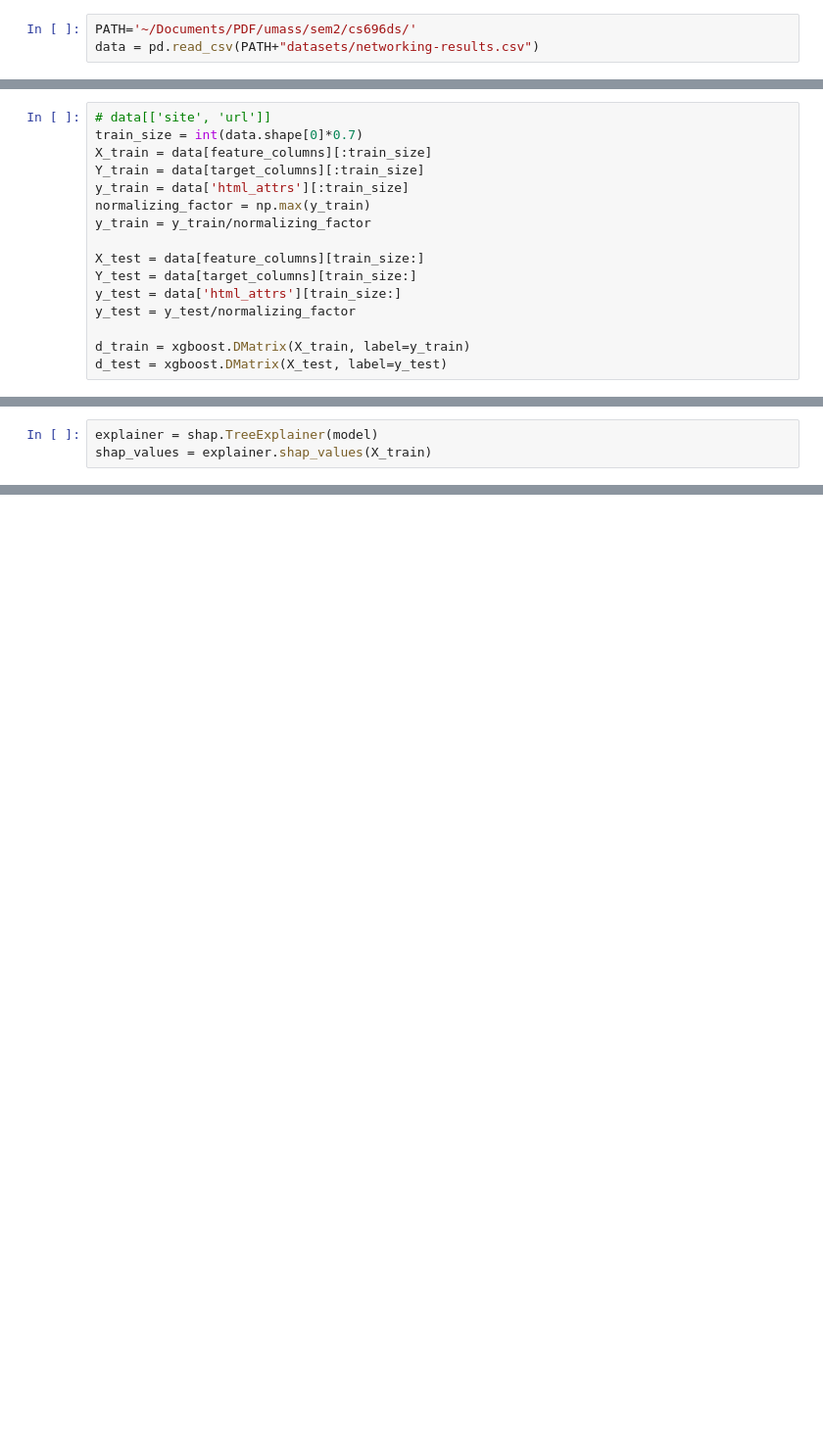
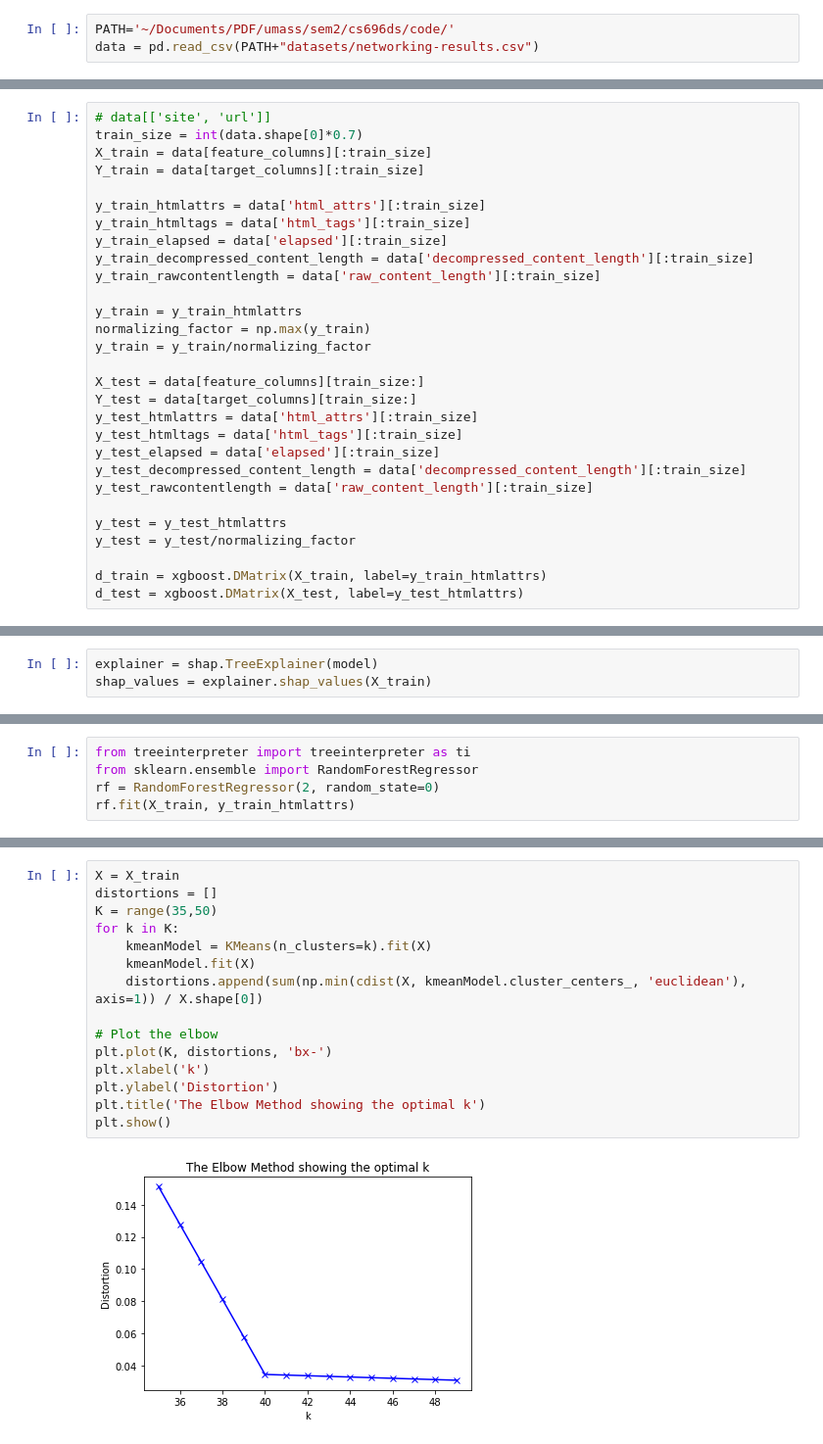
Before and after one commit to sharmapulkit/TreeInterpretability_AnomalyExplanation, a Jupyter notebook: shap/notebooks/xgb_networking_data.ipynb, the cells around one changed output, grey strips where cells are left out. Shown: that part at 98% size. Cells and saved outputs as stored; diff of their text form; blank space fills up the shorter version.

Commit message:
Network data Analysis notebook added

```diff
--- a/shap/notebooks/xgb_networking_data.ipynb
+++ b/shap/notebooks/xgb_networking_data.ipynb
@@ -11,7 +11,7 @@ shap.initjs()
 # %% [output]
 [interactive output not drawn]
 # %%
-PATH='~/Documents/PDF/umass/sem2/cs696ds/'
+PATH='~/Documents/PDF/umass/sem2/cs696ds/code/'
 data = pd.read_csv(PATH+"datasets/networking-results.csv")
 # %%
 data
@@ -61,17 +61,30 @@ feature_columns = ['record.count', 'mobile_user_agent', 'proxy', 'compression',
 train_size = int(data.shape[0]*0.7)
 X_train = data[feature_columns][:train_size]
 Y_train = data[target_columns][:train_size]
-y_train = data['html_attrs'][:train_size]
+
+y_train_htmlattrs = data['html_attrs'][:train_size]
+y_train_htmltags = data['html_tags'][:train_size]
+y_train_elapsed = data['elapsed'][:train_size]
+y_train_decompressed_content_length = data['decompressed_content_length'][:train_size]
+y_train_rawcontentlength = data['raw_content_length'][:train_size]
+
+y_train = y_train_htmlattrs
 normalizing_factor = np.max(y_train)
 y_train = y_train/normalizing_factor
 
 X_test = data[feature_columns][train_size:]
 Y_test = data[target_columns][train_size:]
-y_test = data['html_attrs'][train_size:]
+y_test_htmlattrs = data['html_attrs'][:train_size]
+y_test_htmltags = data['html_tags'][:train_size]
+y_test_elapsed = data['elapsed'][:train_size]
+y_test_decompressed_content_length = data['decompressed_content_length'][:train_size]
+y_test_rawcontentlength = data['raw_content_length'][:train_size]
+
+y_test = y_test_htmlattrs
 y_test = y_test/normalizing_factor
 
-d_train = xgboost.DMatrix(X_train, label=y_train)
-d_test = xgboost.DMatrix(X_test, label=y_test)
+d_train = xgboost.DMatrix(X_train, label=y_train_htmlattrs)
+d_test = xgboost.DMatrix(X_test, label=y_test_htmlattrs)
 # %%
 print(data.shape)
 print("Max y_train:", np.max(y_train))
@@ -119,0 +150,5 @@ IndexError: index 10 is out of bounds for axis 0 with size 10
+# %%
+from treeinterpreter import treeinterpreter as ti
+from sklearn.ensemble import RandomForestRegressor
+rf = RandomForestRegressor(2, random_state=0)
+rf.fit(X_train, y_train_htmlattrs)
@@ -119,0 +178,17 @@ IndexError: index 10 is out of bounds for axis 0 with size 10
+# %%
+X = X_train
+distortions = []
+K = range(35,50)
+for k in K:
+    kmeanModel = KMeans(n_clusters=k).fit(X)
+    kmeanModel.fit(X)
+    distortions.append(sum(np.min(cdist(X, kmeanModel.cluster_centers_, 'euclidean'), axis=1)) / X.shape[0])
+
+# Plot the elbow
+plt.plot(K, distortions, 'bx-')
+plt.xlabel('k')
+plt.ylabel('Distortion')
+plt.title('The Elbow Method showing the optimal k')
+plt.show()
+# %% [output]
+[figure, added]
```
Also changed, not shown: parts of 17 cells of this notebook, 3 other files.
